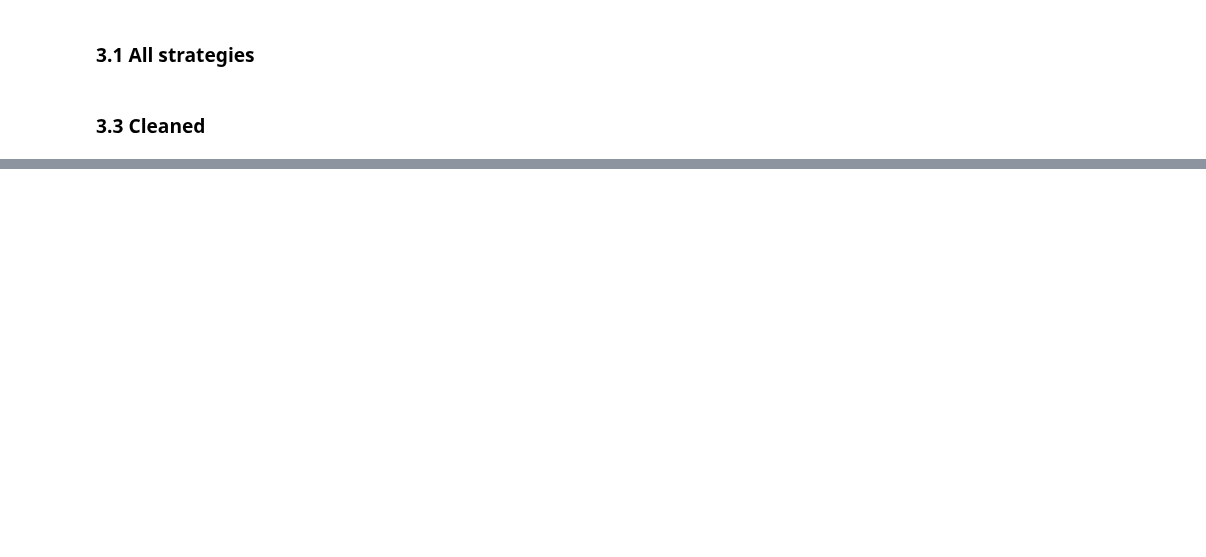
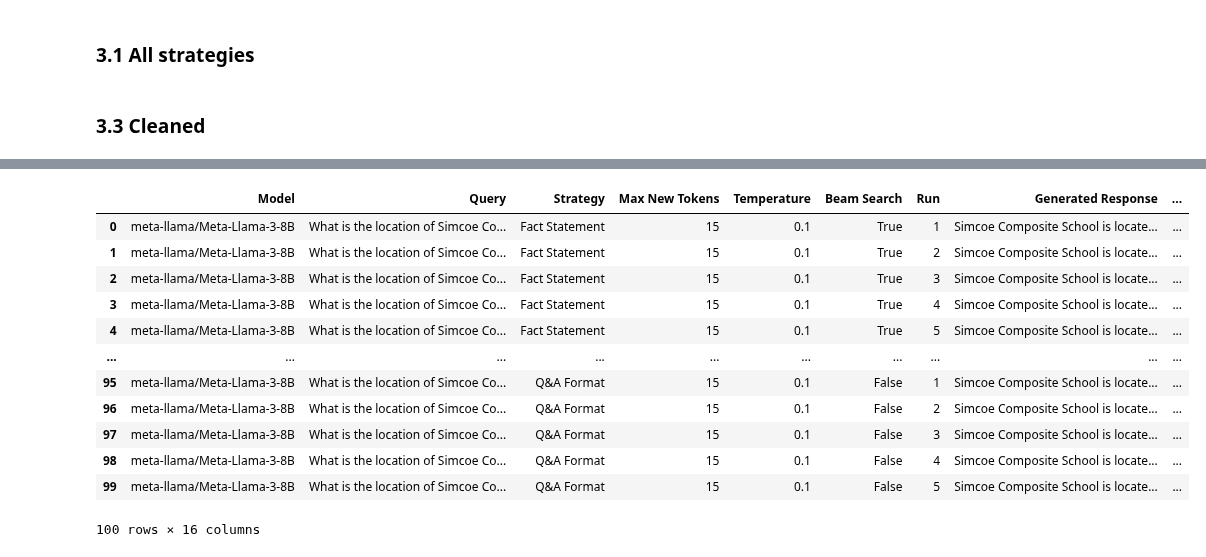
Before and after one commit to PrunaAI/quantization-reliability, a Jupyter notebook: notebooks/30-fktc_evaluation.ipynb, the cells around one changed output, grey strips where cells are left out. Cells and saved outputs as stored; diff of their text form; code cells hidden in the pictures; blank space fills up the shorter version.

```diff
--- a/notebooks/30-fktc_evaluation.ipynb
+++ b/notebooks/30-fktc_evaluation.ipynb
@@ -1110,2 +1414,18 @@ df.to_excel("results_07_31_new_v2.xlsx", index=False)
+# %%
+df_results
+# %% [output]
+|  | Model | Query | Strategy | Max New Tokens | Temperature | Beam Search | Run | Generated Response | ... |
+| 0 | meta-llama/Meta-Llama-3-8B | What is the location of Simcoe Co... | Fact Statement | 15 | 0.1 | True | 1 | Simcoe Composite School is locate... | ... |
+| 1 | meta-llama/Meta-Llama-3-8B | What is the location of Simcoe Co... | Fact Statement | 15 | 0.1 | True | 2 | Simcoe Composite School is locate... | ... |
+| 2 | meta-llama/Meta-Llama-3-8B | What is the location of Simcoe Co... | Fact Statement | 15 | 0.1 | True | 3 | Simcoe Composite School is locate... | ... |
+| 3 | meta-llama/Meta-Llama-3-8B | What is the location of Simcoe Co... | Fact Statement | 15 | 0.1 | True | 4 | Simcoe Composite School is locate... | ... |
+| 4 | meta-llama/Meta-Llama-3-8B | What is the location of Simcoe Co... | Fact Statement | 15 | 0.1 | True | 5 | Simcoe Composite School is locate... | ... |
+| ... | ... | ... | ... | ... | ... | ... | ... | ... | ... |
+| 95 | meta-llama/Meta-Llama-3-8B | What is the location of Simcoe Co... | Q&A Format | 15 | 0.1 | False | 1 | Simcoe Composite School is locate... | ... |
+| 96 | meta-llama/Meta-Llama-3-8B | What is the location of Simcoe Co... | Q&A Format | 15 | 0.1 | False | 2 | Simcoe Composite School is locate... | ... |
+| 97 | meta-llama/Meta-Llama-3-8B | What is the location of Simcoe Co... | Q&A Format | 15 | 0.1 | False | 3 | Simcoe Composite School is locate... | ... |
+| 98 | meta-llama/Meta-Llama-3-8B | What is the location of Simcoe Co... | Q&A Format | 15 | 0.1 | False | 4 | Simcoe Composite School is locate... | ... |
+| 99 | meta-llama/Meta-Llama-3-8B | What is the location of Simcoe Co... | Q&A Format | 15 | 0.1 | False | 5 | Simcoe Composite School is locate... | ... |
+100 rows × 16 columns
 # %%
 df.to_excel("results_07_25.xlsx", index=False)
```
Also changed, not shown: parts of 15 cells of this notebook, 1 other file.
